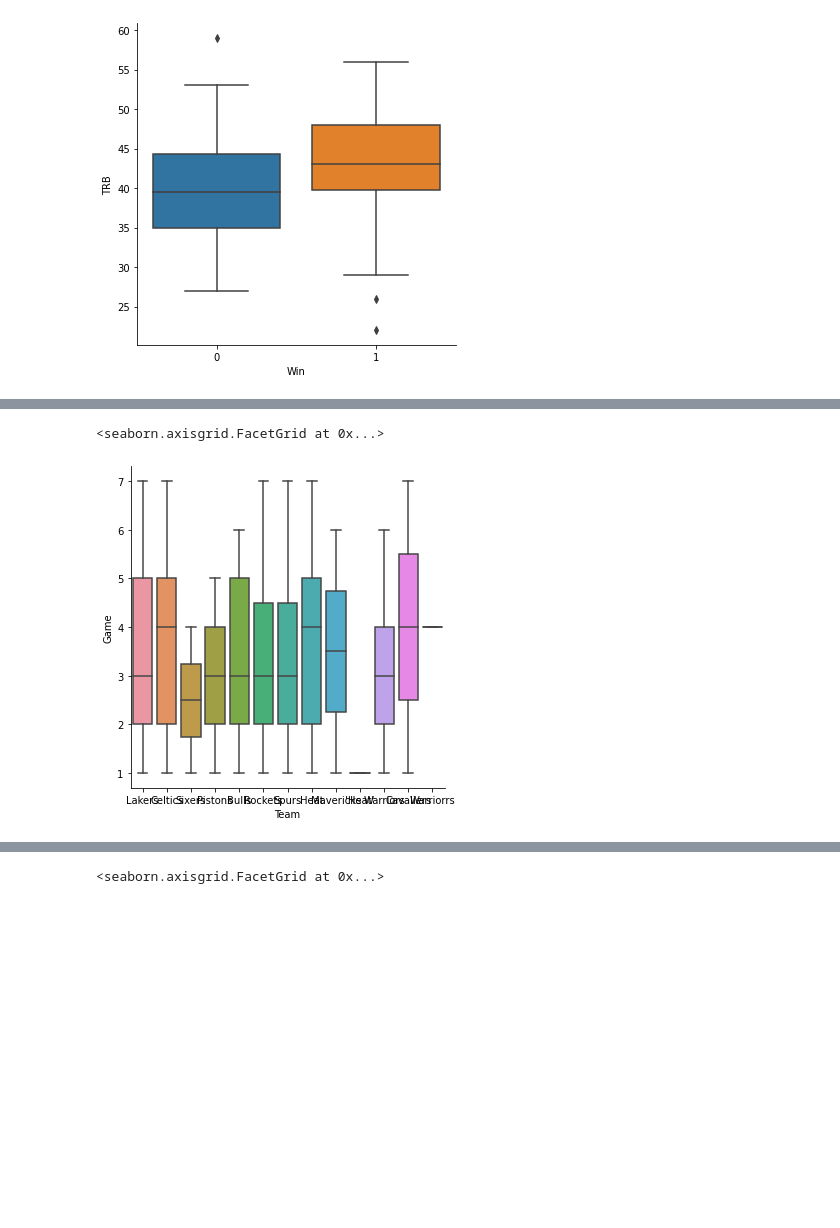
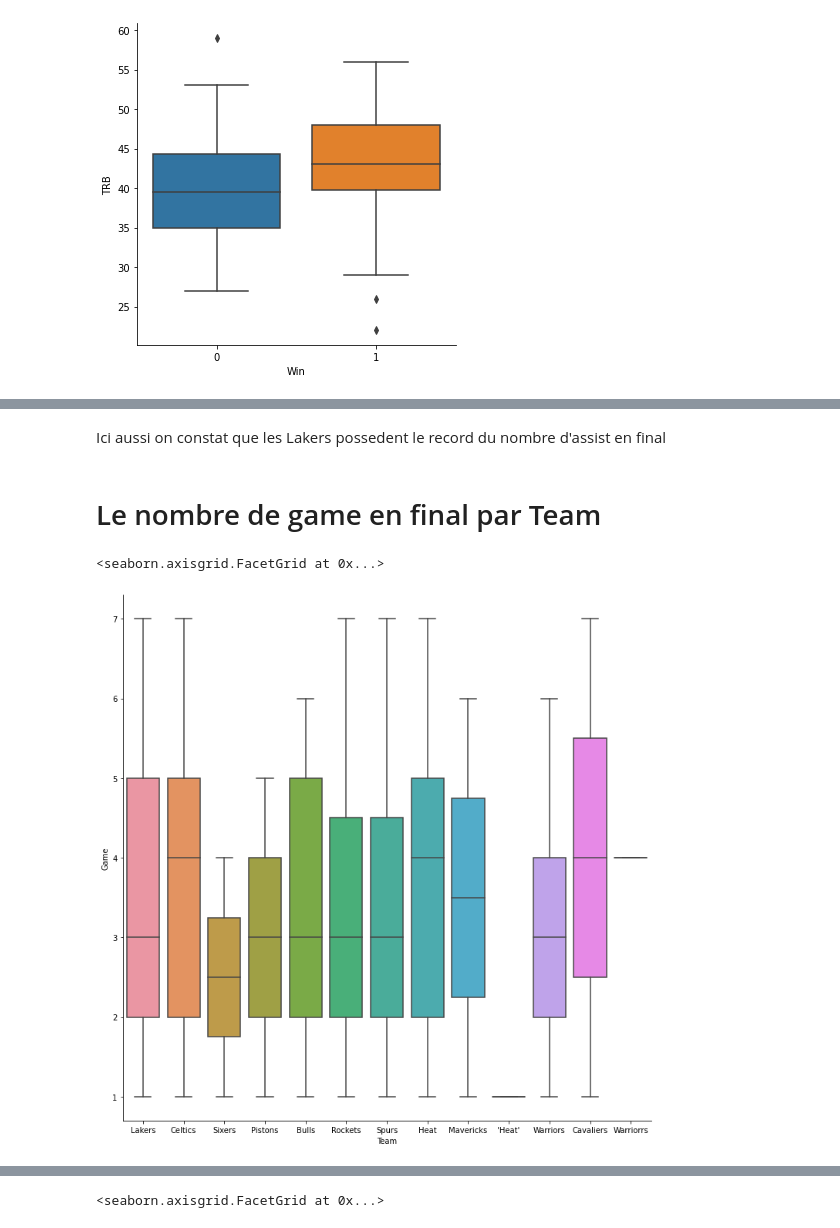
Before and after one commit to Max555dom/Eval_DataBase_Python, a Jupyter notebook: Eval Data Analyse.ipynb, the cells around one changed output, grey strips where cells are left out. Cells and saved outputs as stored; diff of their text form; code cells hidden in the pictures; blank space fills up the shorter version.

```diff
--- a/Eval Data Analyse.ipynb
+++ b/Eval Data Analyse.ipynb
@@ -120,5 +139,9 @@ sns.relplot(x="PTS",y="Team",data=basket)
+# %% [markdown]
+Ici aussi on constat que les Lakers possedent le record du nombre d'assist en final
+# %% [markdown]
+# Le nombre de game en final par Team
 # %%
-sns.catplot(x='Team', y='Game', data=basket, kind='box')
+sns.catplot(x='Team', y='Game', data=basket, kind='box',  height=10)
 # %% [output]
 <seaborn.axisgrid.FacetGrid at 0x...>
-[figure, old version]
+[figure, new version]
```
Also changed, not shown: parts of 23 cells of this notebook.
